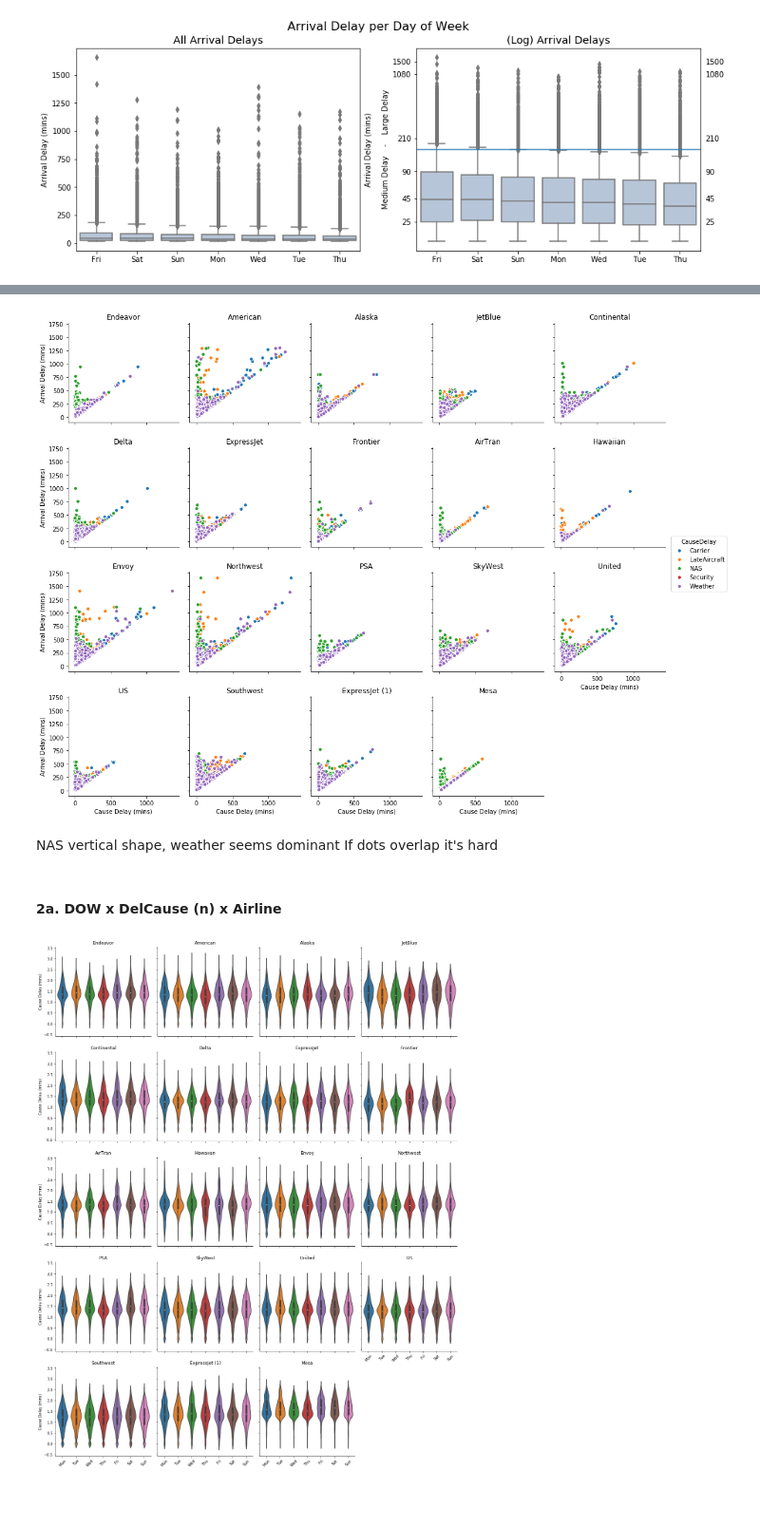
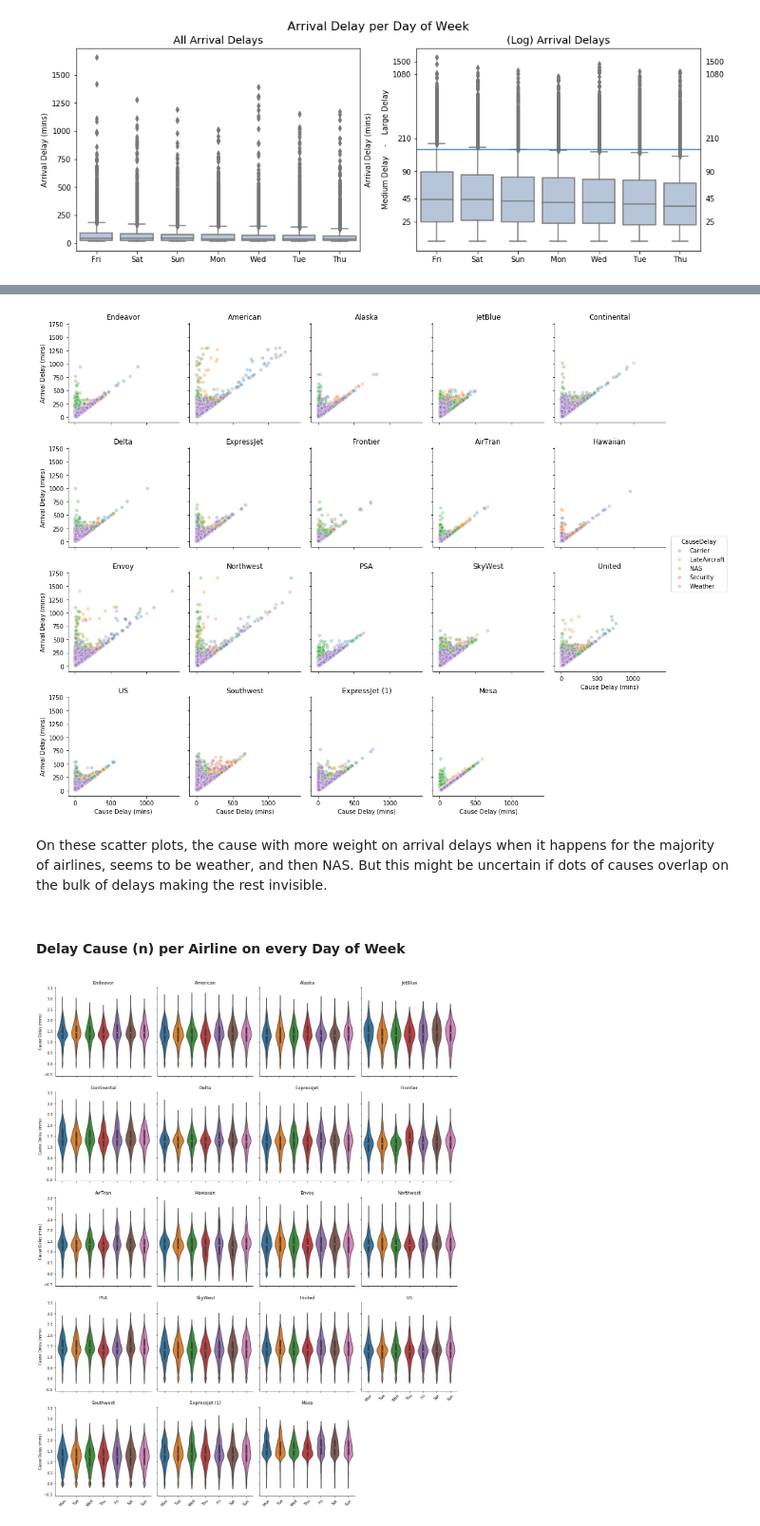
Before and after one commit to thaisruiz/udacity-communicating-data-findings, a Jupyter notebook: Flights_exploration_in_progress.ipynb, the cells around one changed output, grey strips where cells are left out. Shown at 95% size. Cells and saved outputs as stored; diff of their text form; code cells hidden in the pictures; blank space fills up the shorter version.

```diff
--- a/Flights_exploration_in_progress.ipynb
+++ b/Flights_exploration_in_progress.ipynb
@@ -1421,7 +1404,8 @@ def set_facet_title():
     for i in np.arange(0, len(Airlines)):
         axes[i].set_title( Airlines[ g.axes[i].title.get_text()[-2:] ] )
 # %%
-g = sb.FacetGrid(data = delayed, col = 'UniqueCarrier', col_wrap = 5)
+col_wrap = 4
+g = sb.FacetGrid(data = delayed, col = 'UniqueCarrier', col_wrap = col_wrap)
 g.map(facetplot, 'CauseDelay', 'ArrDelay')
 
 set_facet_title()
@@ -1430,11 +1414,12 @@ set_facet_title()
 axes = g.axes.flat
 
 for ax in axes:
+    ax.set_yticklabels([round(10 ** i, 2) for i in np.arange(1,4,.5)])
     ax.set_xticklabels(['Carrier', 'Late Aircraft', 'NAS', 'Security', 'Weather'], rotation=45)
     ax.set_xlabel('Cause')
 
-for i in np.arange(0,4):
-    axes[i*5].set_ylabel('Arrival Delay (mins)')
+for i in np.arange(0, col_wrap-1):
+    axes[i*col_wrap].set_ylabel('(Log) Arrival Delay (mins)')
 
 plt.show()
 # %% [output]
@@ -1444,25 +1432,25 @@ plt.show()
 # %%
-g = sb.FacetGrid(data = delayed, col = 'UniqueCarrier', col_wrap = 5, hue='CauseDelay')
-g.map(plt.scatter, 'Delay', 'ArrDelay', edgecolor="w").add_legend()
+col_wrap = 5
+g = sb.FacetGrid(data = delayed, col = 'UniqueCarrier', col_wrap = col_wrap, hue='CauseDelay')
+g.map(plt.scatter, 'Delay', 'ArrDelay', edgecolor="w", alpha=.3).add_legend()
 
 set_facet_title()
 
 # Set axes and tick labels
 axes = g.axes.flat
 
-for ax in axes[-5:]:
+for ax in axes[-col_wrap:]:
     ax.set_xlabel('Cause Delay (mins)')
 
-for i in np.arange(0,4):
-    axes[i*5].set_ylabel('Arrival Delay (mins)')
-
+for i in np.arange(0,col_wrap-1):
+    axes[i*col_wrap].set_ylabel('Arrival Delay (mins)')
 
 plt.show()
 # %% [output]
-[figure, old version]
+[figure, new version]
-# %% [markdown]
-NAS vertical shape, weather seems dominant
-If dots overlap it's hard
-# %% [markdown]
-#### 2a. DOW x DelCause (n) x Airline
+# %% [markdown]
+On these scatter plots, the cause with more weight on arrival delays when it happens for the majority of airlines, seems to be weather, and then NAS.
+But this might be uncertain if dots of causes overlap on the bulk of delays making the rest invisible.
+# %% [markdown]
+#### Delay Cause (n) per Airline on every Day of Week
 # %%
```
Also changed, not shown: parts of 56 cells of this notebook.
